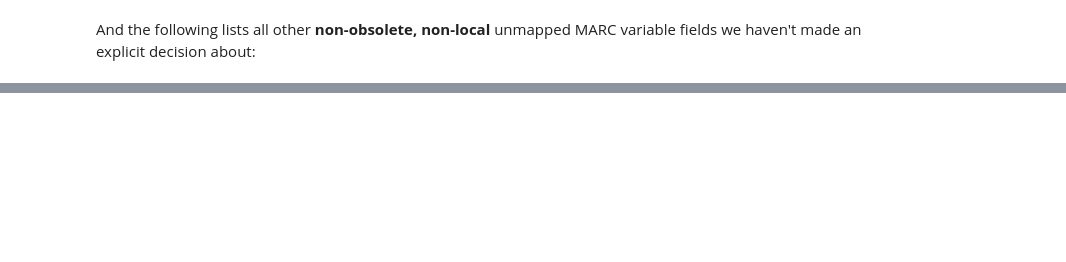
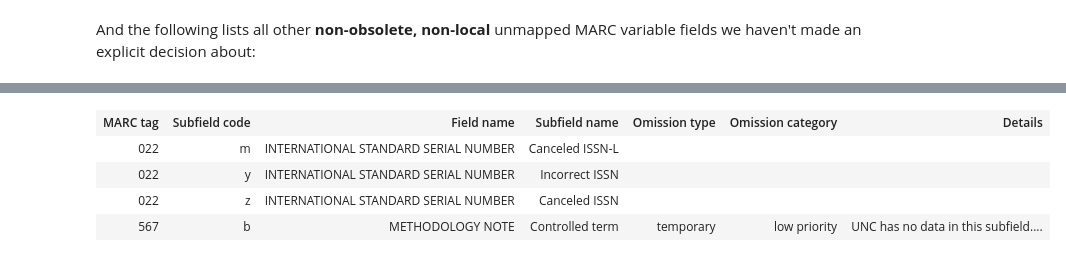
Before and after one commit to trln/data-documentation, a Jupyter notebook: marc/unmapped_marc.ipynb, the cells around one changed output, grey strips where cells are left out. Saved outputs shown, nothing was run; the diff lists cells and outputs as text; code cells hidden in the pictures; blank space fills up the shorter version.

```diff
--- a/marc/unmapped_marc.ipynb
+++ b/marc/unmapped_marc.ipynb
@@ -177,0 +184,27 @@ IRuby.display IRuby.table(table2, maxrows: 100)
+# %%
+unmapped_sf_table = { 'MARC tag' => [],
+                      'Subfield code' => [],
+                       'Field name' => [],
+                       'Subfield name' => [],
+                       'Omission type' => [],
+                       'Omission category' => [],
+                       'Details' => []
+                     }
+unmapped_subfields.sort.each do |tag, sfs|
+  sfs.each do |code, info|
+    unmapped_sf_table['MARC tag'] << tag
+    unmapped_sf_table['Subfield code'] << code
+    unmapped_sf_table['Field name'] << marc_spec[tag]['name']
+    unmapped_sf_table['Subfield name'] << marc_spec[tag]['subfields'][code]['name']
+    unmapped_sf_table['Omission type'] << info['omission_type']
+    unmapped_sf_table['Omission category'] << info['omission_reason_category']
+    unmapped_sf_table['Details'] << info['omission_details']
+  end
+end
+IRuby.display IRuby.table(unmapped_sf_table, maxrows: 100)
+# %% [output]
+| MARC tag | Subfield code | Field name | Subfield name | Omission type | Omission category | Details |
+| 022 | m | INTERNATIONAL STANDARD SERIAL NUMBER | Canceled ISSN-L |  |  |  |
+| 022 | y | INTERNATIONAL STANDARD SERIAL NUMBER | Incorrect ISSN |  |  |  |
+| 022 | z | INTERNATIONAL STANDARD SERIAL NUMBER | Canceled ISSN |  |  |  |
+| 567 | b | METHODOLOGY NOTE | Controlled term | temporary | low priority | UNC has no data in this subfield.... |
```
Also changed, not shown: parts of 14 cells of this notebook.
